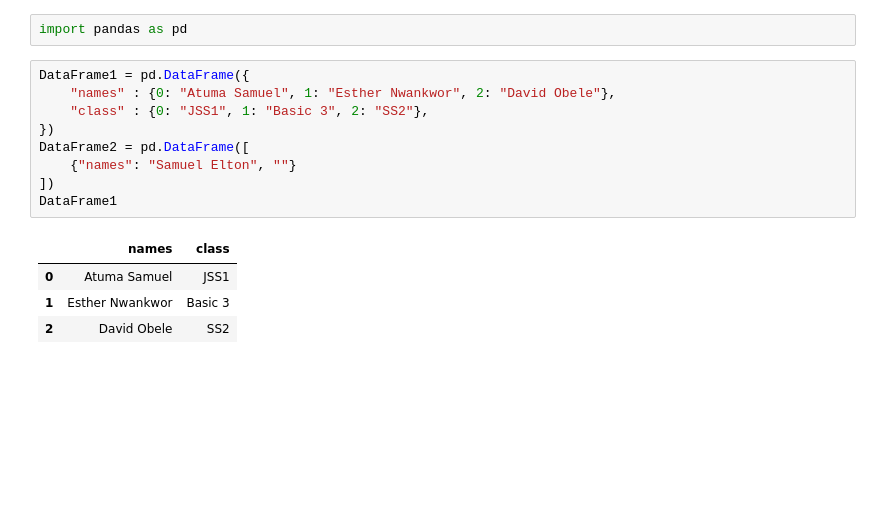
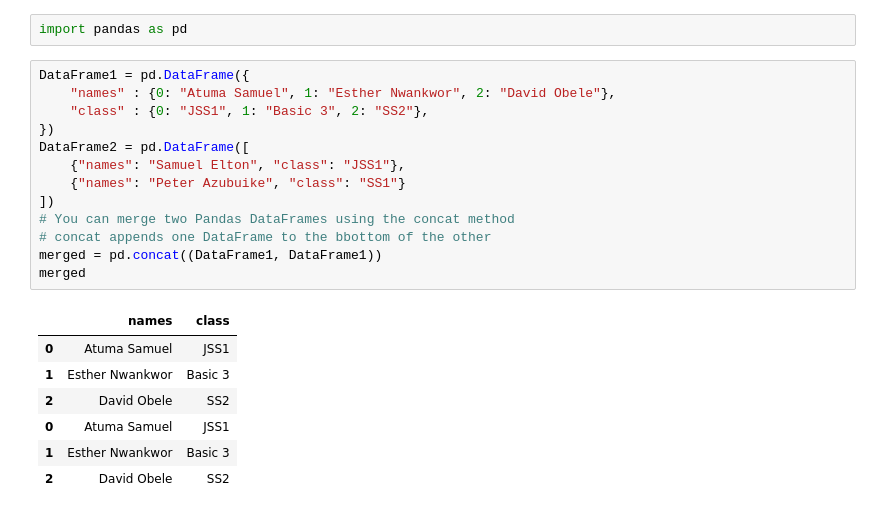
Before and after one commit to samuelatuma1/PythonForRx, a Jupyter notebook: scope_rules.ipynb, the cells around one changed output. Drawn from its saved outputs; the diff is of its cells as text; blank space fills up the shorter version.

Commit message:
Introduced pandas in Case study classifying whiskies

```diff
--- a/scope_rules.ipynb
+++ b/scope_rules.ipynb
@@ -1700,14 +1700,21 @@ import pandas as pd
 # %%
 DataFrame1 = pd.DataFrame({
     "names" : {0: "Atuma Samuel", 1: "Esther Nwankwor", 2: "David Obele"},
     "class" : {0: "JSS1", 1: "Basic 3", 2: "SS2"},
 })
 DataFrame2 = pd.DataFrame([
-    {"names": "Samuel Elton", ""}
+    {"names": "Samuel Elton", "class": "JSS1"},
+    {"names": "Peter Azubuike", "class": "SS1"}
 ])
-DataFrame1
+# You can merge two Pandas DataFrames using the concat method
+# concat appends one DataFrame to the bbottom of the other
+merged = pd.concat((DataFrame1, DataFrame1))
+merged
 # %% [output]
 |  | names | class |
 | 0 | Atuma Samuel | JSS1 |
 | 1 | Esther Nwankwor | Basic 3 |
 | 2 | David Obele | SS2 |
+| 0 | Atuma Samuel | JSS1 |
+| 1 | Esther Nwankwor | Basic 3 |
+| 2 | David Obele | SS2 |
```
Also changed, not shown: parts of 14 cells of this notebook, 1 other file.
